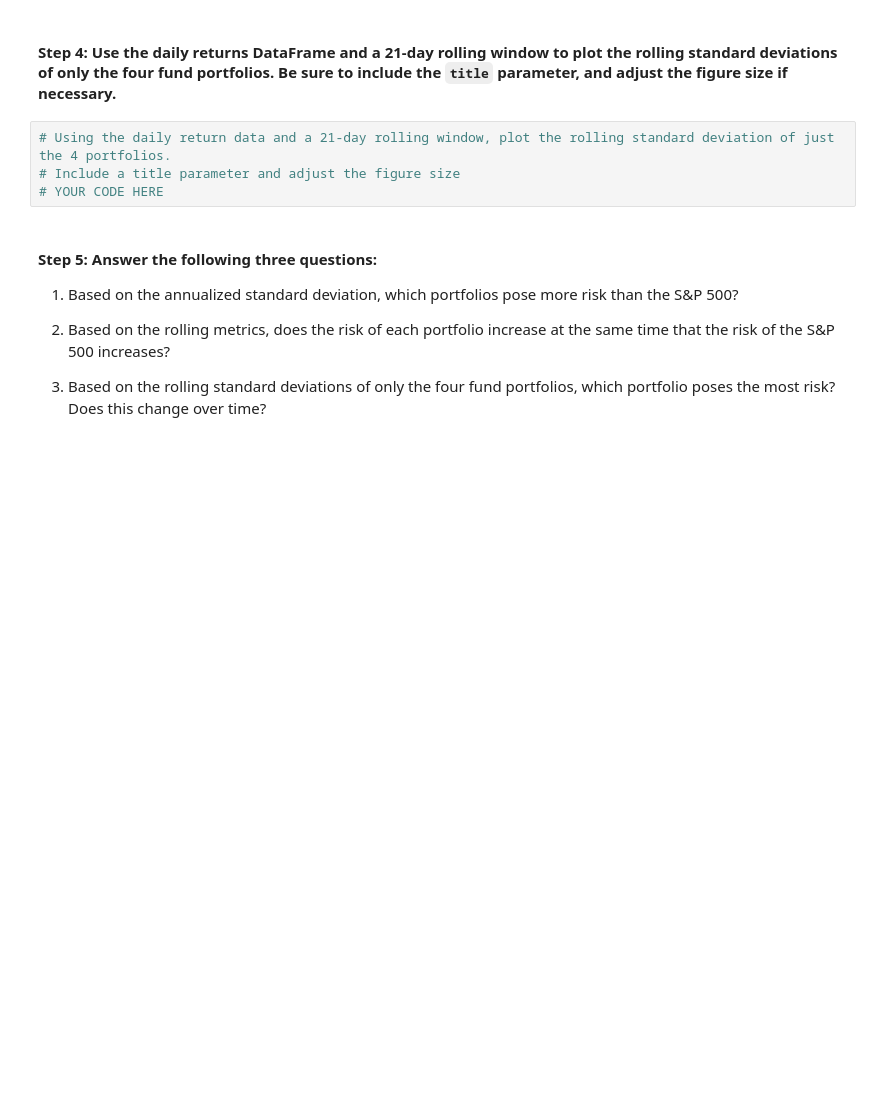
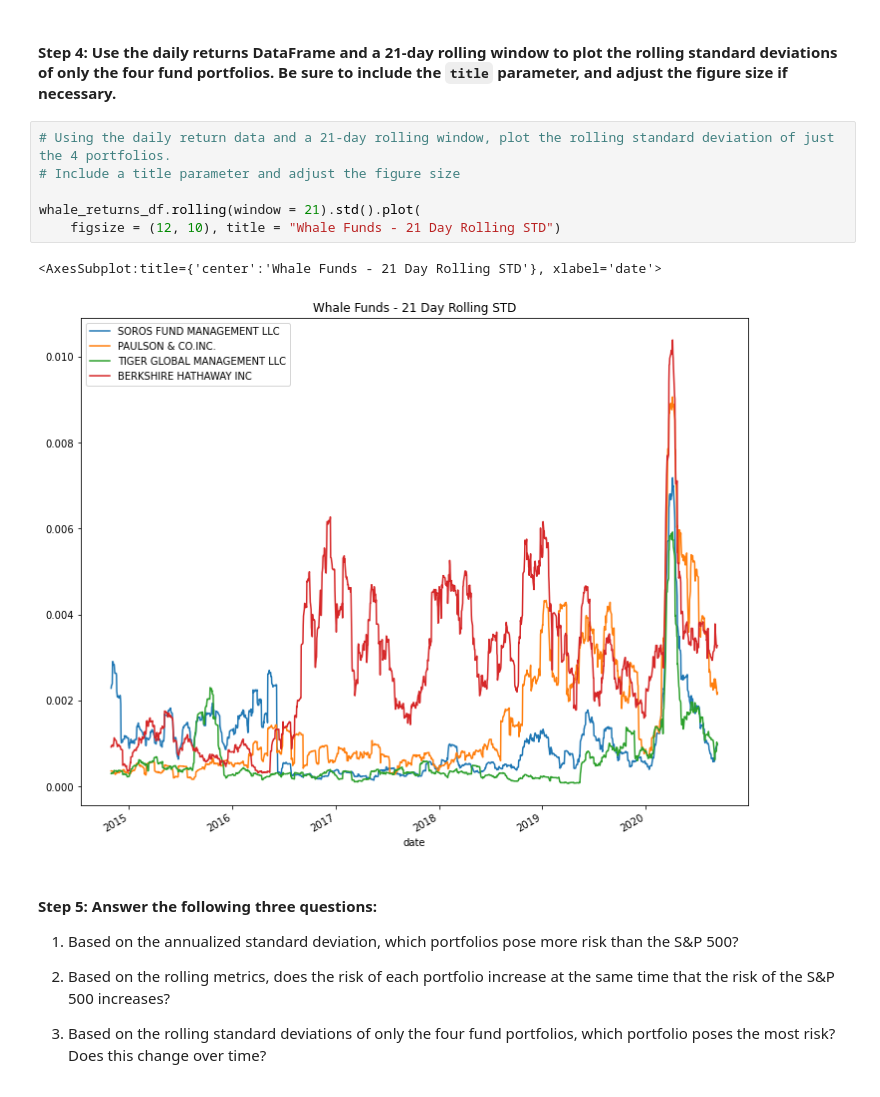
Before and after one commit to ThomasBrierton/Risk_Return_Analysis, a Jupyter notebook: risk_return_analysis.ipynb, the cells around one changed output. Drawn from its saved outputs; the diff is of its cells as text; blank space fills up the shorter version.

```diff
--- a/risk_return_analysis.ipynb
+++ b/risk_return_analysis.ipynb
@@ -302,7 +302,12 @@ rolling_21day_std = daily_returns_df.rolling(window = 21).std().plot(
 # %%
 # Using the daily return data and a 21-day rolling window, plot the rolling standard deviation of just the 4 portfolios.
 # Include a title parameter and adjust the figure size
-# YOUR CODE HERE
+
+whale_returns_df.rolling(window = 21).std().plot(
+    figsize = (12, 10), title = "Whale Funds - 21 Day Rolling STD")
+# %% [output]
+<AxesSubplot:title={'center':'Whale Funds - 21 Day Rolling STD'}, xlabel='date'>
+[figure, added]
 # %% [markdown]
 #### Step 5: Answer the following three questions:
 
```
Also changed, not shown: parts of 4 cells of this notebook, 1 other file.
